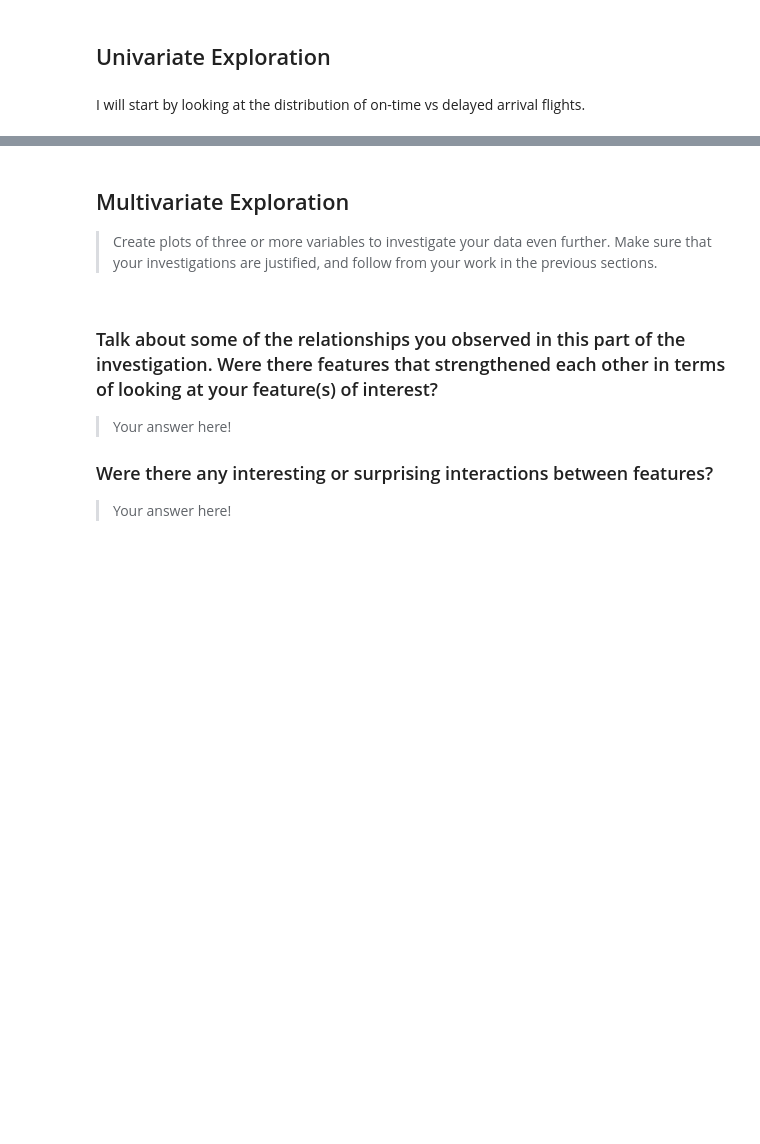
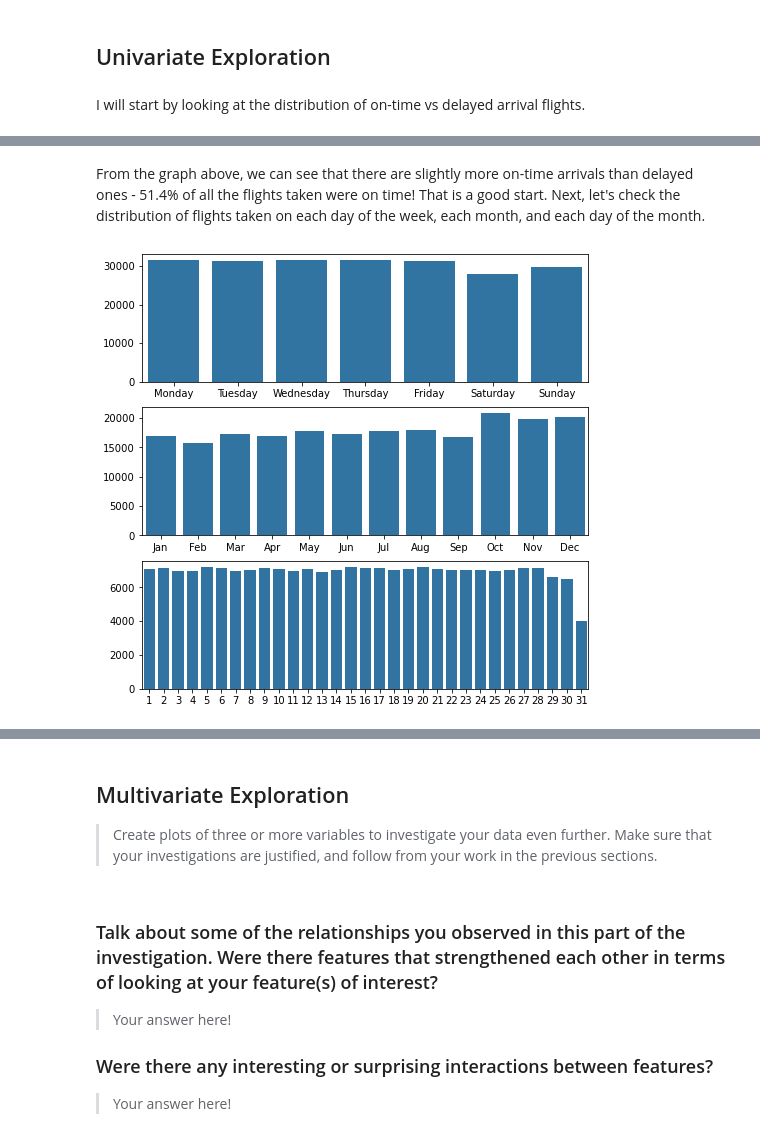
Before and after one commit to leqilu67/flights_study, a Jupyter notebook: flights_data_exploration.ipynb, the cells around one changed output, grey strips where cells are left out. Drawn from its saved outputs; the diff is of its cells as text; code cells hidden in the pictures; blank space fills up the shorter version.

```diff
--- a/flights_data_exploration.ipynb
+++ b/flights_data_exploration.ipynb
@@ -527,0 +438,22 @@ fashion in the previous section (univariate exploration).
+# %% [markdown]
+From the graph above, we can see that there are slightly more on-time arrivals than delayed ones - 51.4% of all the flights taken were on time! That is a good start. Next, let's check the distribution of flights taken on each day of the week, each month, and each day of the month.
+# %%
+fig, ax = plt.subplots(nrows = 3, figsize = [8,8])
+
+sb.countplot(data=flights_sample, x='DayOfWeek', color=base_color, ax=ax[0])
+ax[0].set_xticks(np.arange(0, 7, 1))
+ax[0].set_xticklabels(['Monday', 'Tuesday', 'Wednesday', 'Thursday', 'Friday', 'Saturday', 'Sunday'])
+ax[0].set_xlabel('')
+ax[0].set_ylabel('')
+
+sb.countplot(data=flights_sample, x='Month', color=base_color, ax=ax[1])
+ax[1].set_xticks(np.arange(0,12,1))
+ax[1].set_xticklabels(['Jan', 'Feb', 'Mar', 'Apr', 'May', 'Jun', 'Jul', 'Aug', 'Sep', 'Oct', 'Nov', 'Dec'])
+ax[1].set_xlabel('')
+ax[1].set_ylabel('');
+
+sb.countplot(data=flights_sample, x='DayOfMonth', color=base_color, ax=ax[2])
+ax[2].set_xlabel('')
+ax[2].set_ylabel('');
+# %% [output]
+[figure, added]
```
Also changed, not shown: parts of 64 cells of this notebook, 1 other file.
